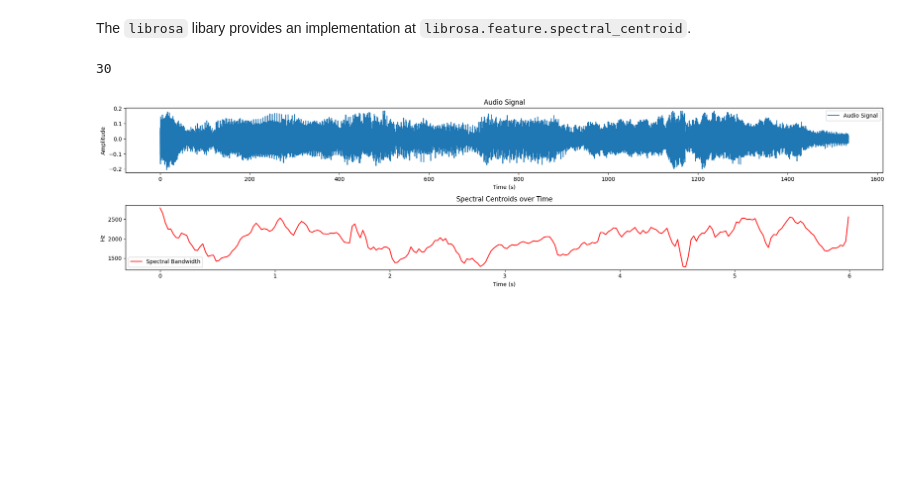
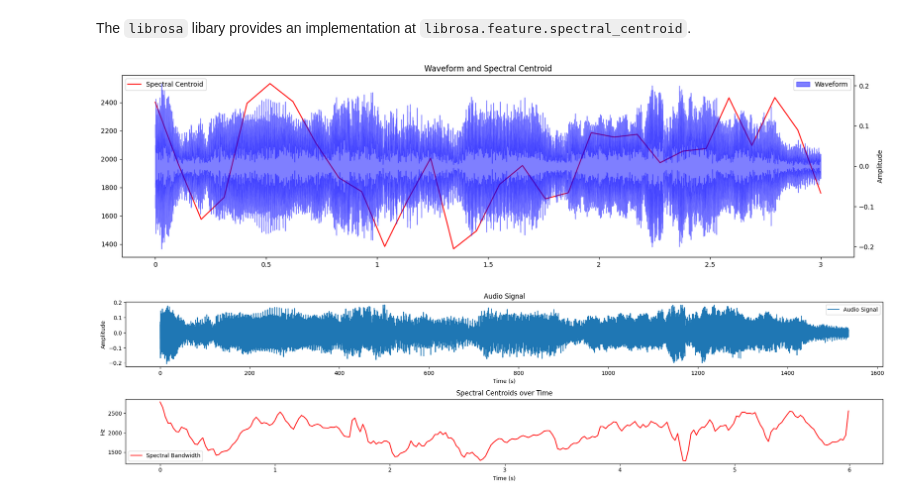
Before and after one commit to pdpau/Raga-Bhairavi-Pattern-Identification, a Jupyter notebook: code/notebooks/characterization/feature_extraction_modified.ipynb, the cells around one changed output. Drawn from its saved outputs; the diff is of its cells as text; code cells hidden in the pictures; blank space fills up the shorter version.

```diff
--- a/code/notebooks/characterization/feature_extraction_modified.ipynb
+++ b/code/notebooks/characterization/feature_extraction_modified.ipynb
@@ -41,7 +41,9 @@ sampling_rate = 44100
 audio_time_series, _ = librosa.load(audio_path, sr=sampling_rate)
 # %%
 # load one individual sample between 22 and 25 seconds
-sample = audio_time_series[22*sampling_rate:round(25*sampling_rate)]
+sample_start_time = 22
+sample_end_time = 25
+sample = audio_time_series[sample_start_time*sampling_rate:round(sample_end_time*sampling_rate)]
 # %% [markdown]
 Are you able to listen to this audio and plot the waveform.
 
@@ -306,15 +308,29 @@ The `librosa` libary provides an implementation at `librosa.feature.spectral_cen
 from librosa.feature import spectral_centroid as sc
 from sklearn import preprocessing
 # %%
-spectral_centroid = sc(y=sample, sr=sampling_rate, hop_length=round(length*sampling_rate), center=False)[0]
+sc_audio = sc(y=sample, sr=sampling_rate, hop_length=round(length*sampling_rate), center=False)[0]
 
-len(spectral_centroid)
+sc_time = np.linspace(0, len(sample) / sampling_rate, len(sc_audio))
-# %% [output]
-30
 # %%
-plt.figure(figsize=(20, 5))
+fig = plt.figure(figsize=(20, 5))
 
-sc_time = np.linspace(0, len(sample) / sampling_rate, len(spectral_centroid))
+ax1 = fig.add_subplot(111)
+ax2 = ax1.twinx()
+
+# Plot original waveform
+librosa.display.waveshow(sample, sr=sampling_rate, alpha=0.5, label='Waveform', color='blue')
+
+# Plot Spectral Centroid
+ax1.plot(sc_time, sc_audio, color='red', label='Spectral Centroid')
+
+plt.title('Waveform and Spectral Centroid')
+plt.xlabel('Time (s)')
+plt.ylabel('Amplitude')
+plt.legend()
+ax1.legend(loc='upper left')
+plt.show()
+# %% [output]
+[figure, added]
 # %%
 #Spectral centroid
 spectral_centroids = librosa.feature.spectral_centroid(y=sample, sr=sampling_rate)[0]
```
Also changed, not shown: parts of 14 cells of this notebook.
